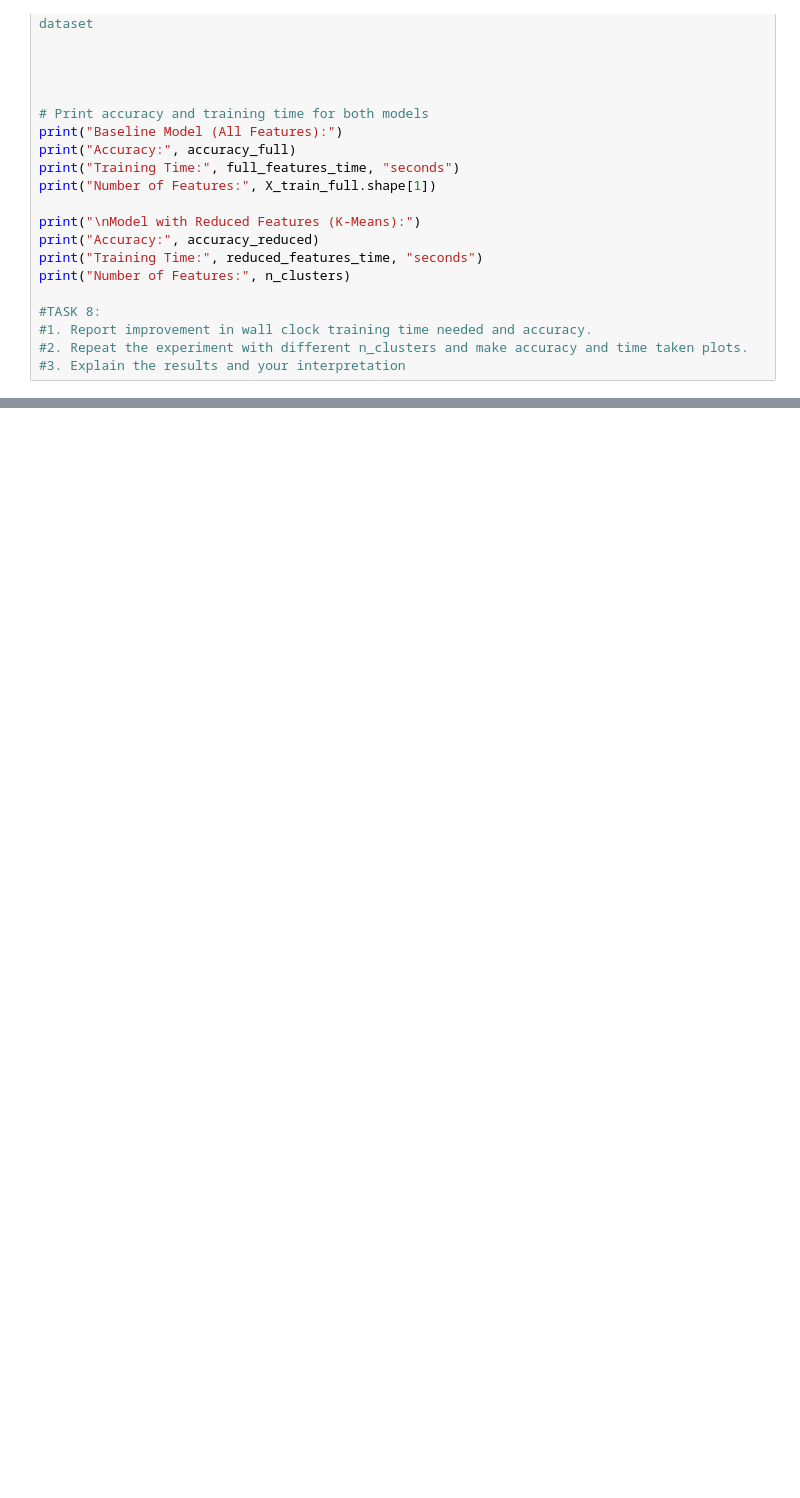
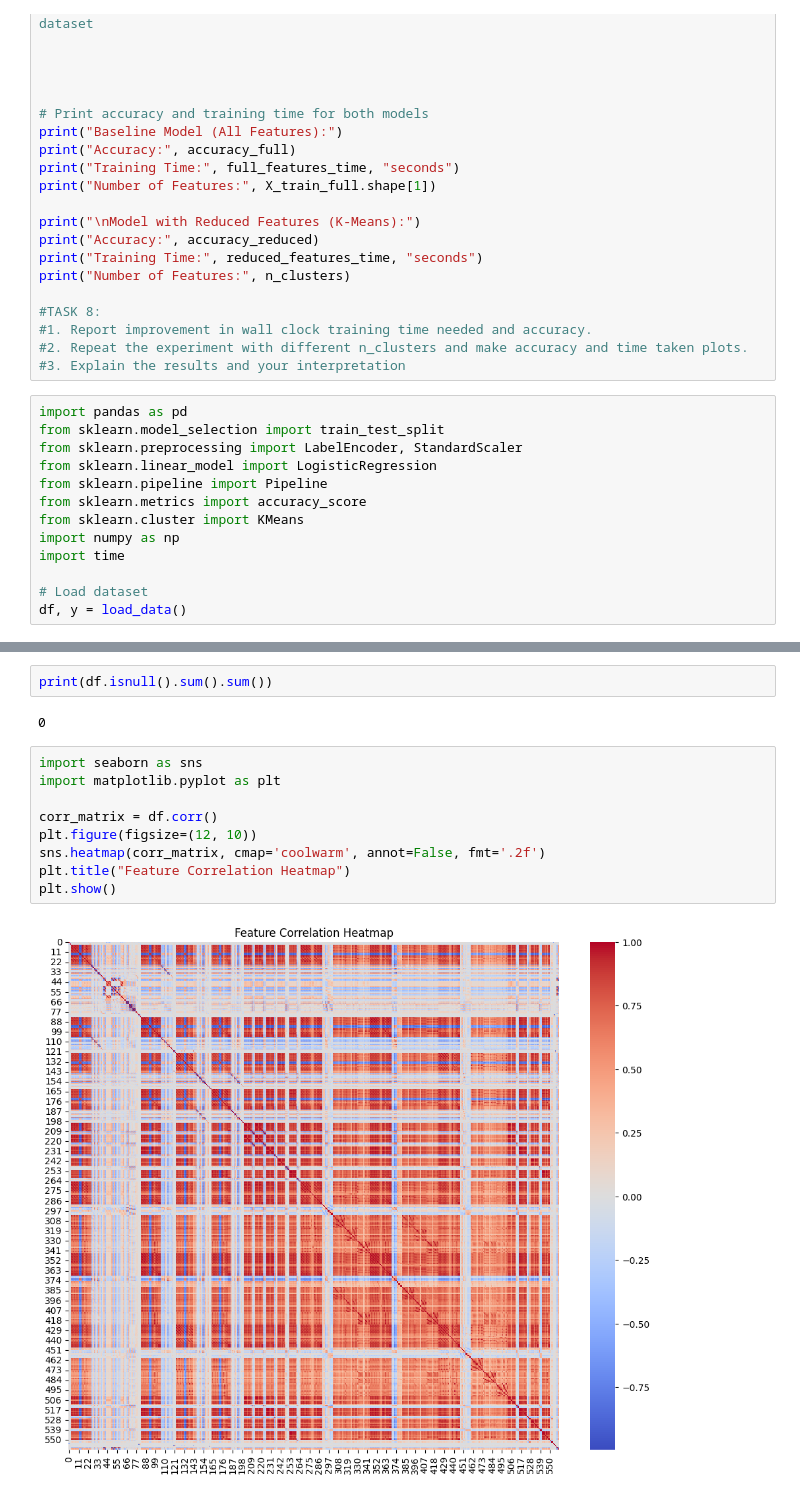
Before and after one commit to torquerxf/DS_ybi, a Jupyter notebook: Dimensionality_Reduction_Skeleton_Code.ipynb, the cells around one changed output, grey strips where cells are left out. Drawn from its saved outputs; the diff is of its cells as text; blank space fills up the shorter version.

```diff
--- a/Dimensionality_Reduction_Skeleton_Code.ipynb
+++ b/Dimensionality_Reduction_Skeleton_Code.ipynb
@@ -129,3 +129,16 @@ print("Number of Features:", n_clusters)
 #1. Report improvement in wall clock training time needed and accuracy.
 #2. Repeat the experiment with different n_clusters and make accuracy and time taken plots.
 #3. Explain the results and your interpretation
+# %%
+import pandas as pd
+from sklearn.model_selection import train_test_split
+from sklearn.preprocessing import LabelEncoder, StandardScaler
+from sklearn.linear_model import LogisticRegression
+from sklearn.pipeline import Pipeline
+from sklearn.metrics import accuracy_score
+from sklearn.cluster import KMeans
+import numpy as np
+import time
+
+# Load dataset
+df, y = load_data()
@@ -131,0 +178,15 @@ print("Number of Features:", n_clusters)
+# %%
+print(df.isnull().sum().sum())
+# %% [output]
+0
+# %%
+import seaborn as sns
+import matplotlib.pyplot as plt
+
+corr_matrix = df.corr()
+plt.figure(figsize=(12, 10))
+sns.heatmap(corr_matrix, cmap='coolwarm', annot=False, fmt='.2f')
+plt.title("Feature Correlation Heatmap")
+plt.show()
+# %% [output]
+[figure, added]
```
Also changed, not shown: parts of 22 cells of this notebook.
